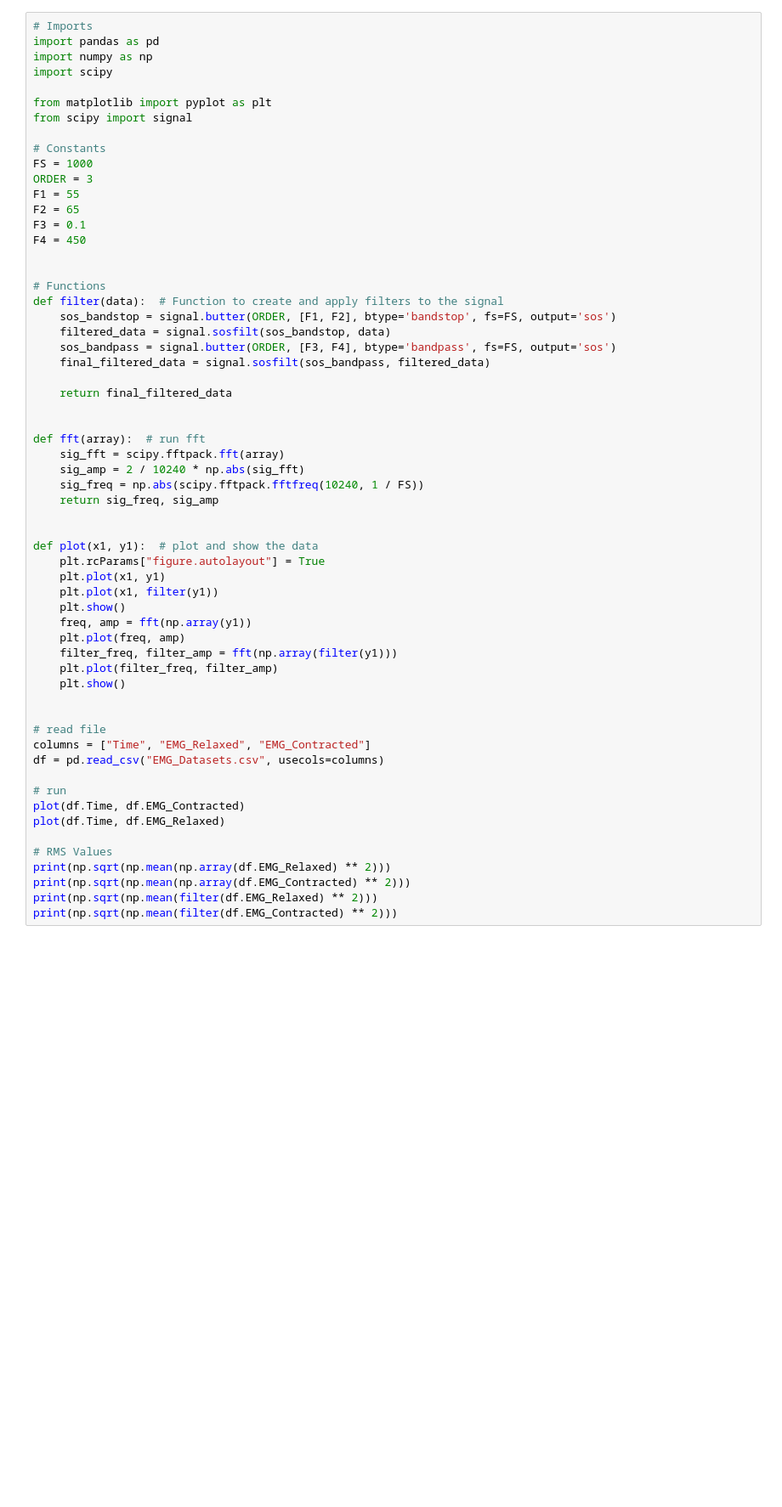
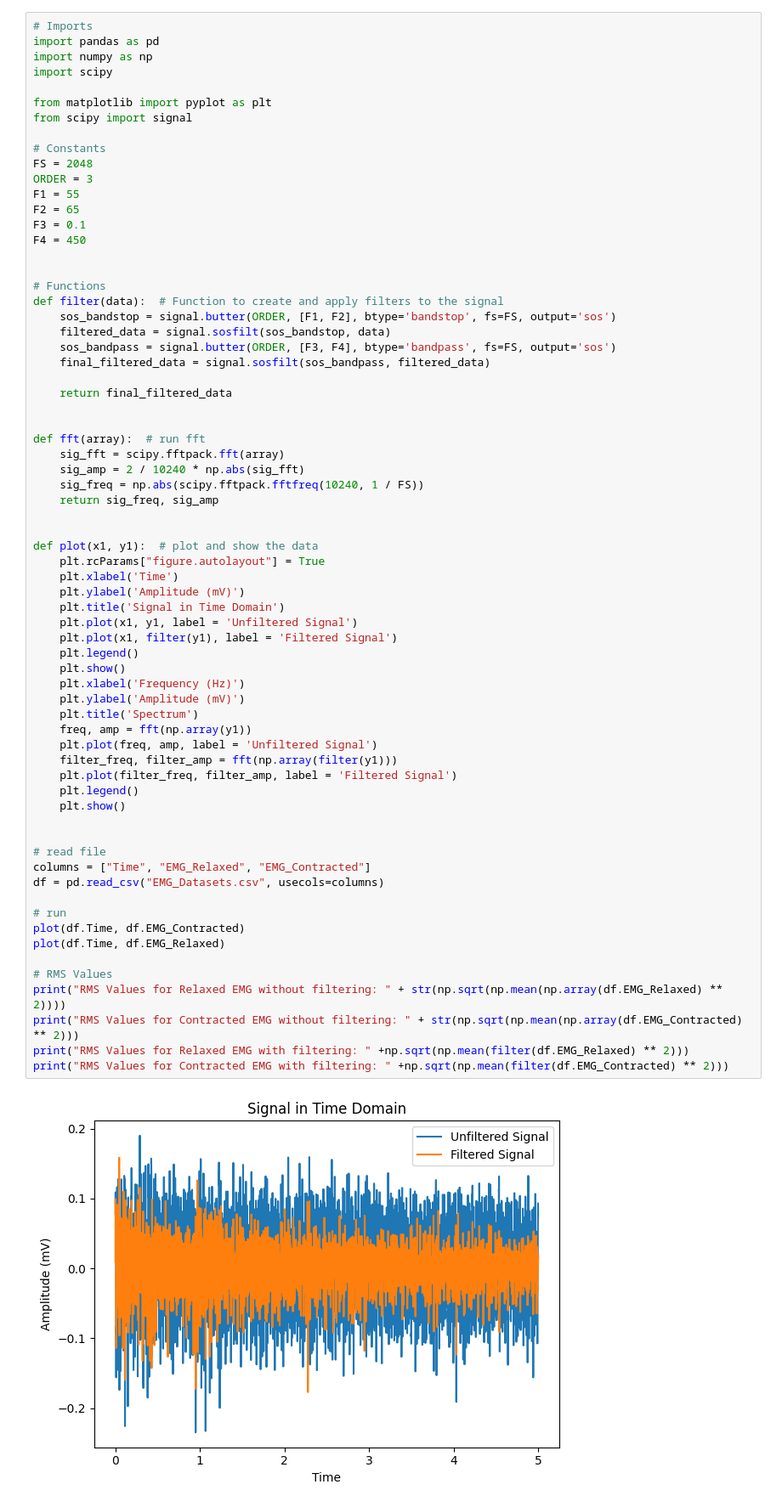
Before and after one commit to LavanSumanan/252DSPProject, a Jupyter notebook: PartA.ipynb, the cells around one changed output. Shown at 85% size. Drawn from its saved outputs; the diff is of its cells as text; blank space fills up the shorter version.

Commit message:
Corrected Sampling Frequency and added labels to plots and RMS data

```diff
--- a/PartA.ipynb
+++ b/PartA.ipynb
@@ -8,7 +8,7 @@ from matplotlib import pyplot as plt
 from scipy import signal
 
 # Constants
-FS = 1000
+FS = 2048
 ORDER = 3
 F1 = 55
 F2 = 65
@@ -24,38 +24,47 @@ def filter(data):  # Function to create and apply filters to the signal
     final_filtered_data = signal.sosfilt(sos_bandpass, filtered_data)
 
     return final_filtered_data
 
 
 def fft(array):  # run fft
     sig_fft = scipy.fftpack.fft(array)
     sig_amp = 2 / 10240 * np.abs(sig_fft)
     sig_freq = np.abs(scipy.fftpack.fftfreq(10240, 1 / FS))
     return sig_freq, sig_amp
 
 
 def plot(x1, y1):  # plot and show the data
     plt.rcParams["figure.autolayout"] = True
-    plt.plot(x1, y1)
-    plt.plot(x1, filter(y1))
+    plt.xlabel('Time')
+    plt.ylabel('Amplitude (mV)')
+    plt.title('Signal in Time Domain')
+    plt.plot(x1, y1, label = 'Unfiltered Signal')
+    plt.plot(x1, filter(y1), label = 'Filtered Signal')
+    plt.legend()
     plt.show()
+    plt.xlabel('Frequency (Hz)')
+    plt.ylabel('Amplitude (mV)')
+    plt.title('Spectrum')
     freq, amp = fft(np.array(y1))
-    plt.plot(freq, amp)
+    plt.plot(freq, amp, label = 'Unfiltered Signal')
     filter_freq, filter_amp = fft(np.array(filter(y1)))
-    plt.plot(filter_freq, filter_amp)
+    plt.plot(filter_freq, filter_amp, label = 'Filtered Signal')
+    plt.legend()
     plt.show()
 
 
 # read file
 columns = ["Time", "EMG_Relaxed", "EMG_Contracted"]
 df = pd.read_csv("EMG_Datasets.csv", usecols=columns)
 
 # run
 plot(df.Time, df.EMG_Contracted)
 plot(df.Time, df.EMG_Relaxed)
 
 # RMS Values
-print(np.sqrt(np.mean(np.array(df.EMG_Relaxed) ** 2)))
-print(np.sqrt(np.mean(np.array(df.EMG_Contracted) ** 2)))
-print(np.sqrt(np.mean(filter(df.EMG_Relaxed) ** 2)))
-print(np.sqrt(np.mean(filter(df.EMG_Contracted) ** 2)))
+print("RMS Values for Relaxed EMG without filtering: " + str(np.sqrt(np.mean(np.array(df.EMG_Relaxed) ** 2))))
+print("RMS Values for Contracted EMG without filtering: " + str(np.sqrt(np.mean(np.array(df.EMG_Contracted) ** 2)))
+print("RMS Values for Relaxed EMG with filtering: " +np.sqrt(np.mean(filter(df.EMG_Relaxed) ** 2)))
+print("RMS Values for Contracted EMG with filtering: " +np.sqrt(np.mean(filter(df.EMG_Contracted) ** 2)))
 # %% [output]
+[figure, added]
```
Also changed, not shown: parts of 1 cell of this notebook.
